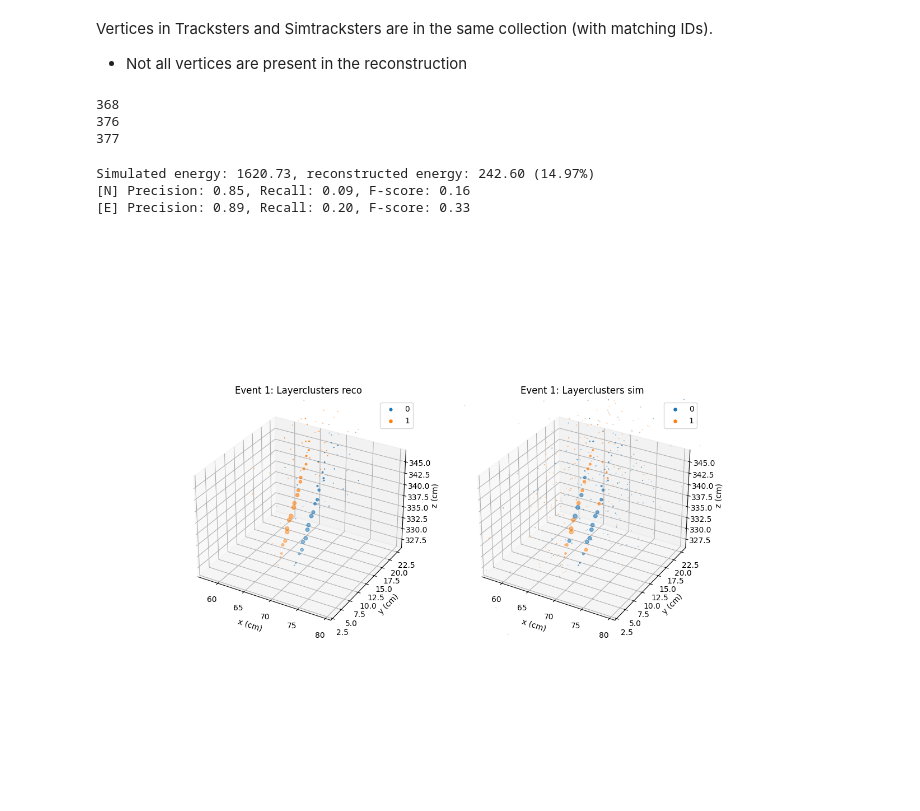
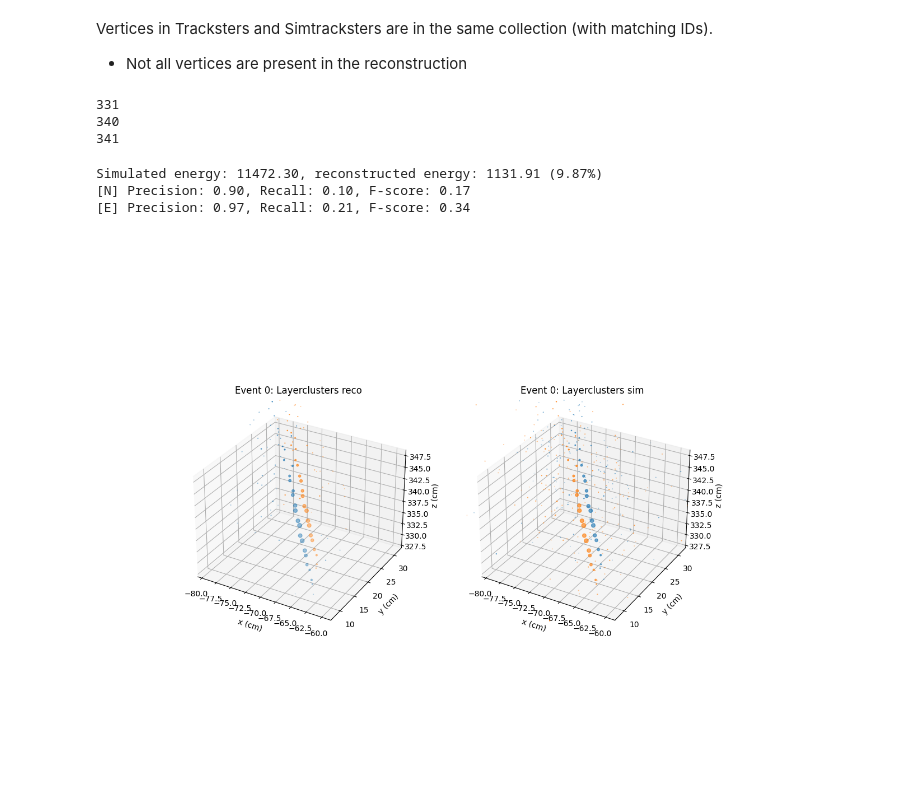
Before and after one commit to edcuba/TICLHack22_PatternReco, a Jupyter notebook: 4_evaluation.ipynb, the cells around one changed output. Saved outputs shown, nothing was run; the diff lists cells and outputs as text; code cells hidden in the pictures.

Commit message:
Include multiplicity and simplify energy computation

```diff
--- a/4_evaluation.ipynb
+++ b/4_evaluation.ipynb
@@ -66,9 +74,11 @@ import awkward as ak
 import numpy as np
 from utils.plotting_utils import plot_event
 %matplotlib widget
+# %matplotlib inline
 
-file_name = "~/data/photon/new_ntuples_13872546_165.root"
+file_name = "~/data/photon/new_ntuples_13872546_22.root"
 # file_name = "~/data/multiparticle/new_ntuples_14132277_842.root"
+# file_name = "~/data/data_fix_1.9/close_by_two_pions_15cm/new_ntuples_14955802_28.root"
 
 tracksters = uproot.open({file_name: "ticlNtuplizer/tracksters"})
 simtracksters = uproot.open({file_name: "ticlNtuplizer/simtrackstersSC"})
@@ -81,28 +91,25 @@ print(max(ak.flatten(tracksters["vertices_indexes"].array()[1])))
 print(max(ak.flatten(simtracksters["stsSC_vertices_indexes"].array()[1])))
 print(tracksters["NClusters"].array()[1])
 # %% [output]
-368
-376
-377
+331
+340
+341
 # %%
-def get_map(array):
+def get_map(array, multi):
     i2o = {}
-    for st_idx, st in enumerate(array):
-        for i in st:
-            if i in i2o:
-                i2o[i].append(st_idx)
-            else:
-                i2o[i] = [st_idx]
+    for t_idx in range(len(array)):
+        for i, m in zip(array[t_idx], multi[t_idx]):
+            if i not in i2o:
+                i2o[i] = []
+            i2o[i].append((t_idx, 1. / m))
     return i2o
 
-def get_E_map(tree, e_tree, m_tree):
-    # create map: trackster -> vertex -> energy
-    # XXX: introduce multiplicity
+def get_E_map(tree, e_tree):
+    # create map: vertex -> energy
     v2e = {}
     for t_idx in range(len(tree)):
-        v2e[t_idx] = {}
         for i, e in zip(tree[t_idx], e_tree[t_idx]):
-            v2e[t_idx][i] = e
+            v2e[i] = e
     return v2e
 # %%
 def B(i, j, mapping):
@@ -210,10 +210,10 @@ def compute_tree_energy(energy, multi):
     total = 0
     for t_idx in range(len(energy)):
         for m, e in zip(energy[t_idx], multi[t_idx]):
-            total += e * m
+            total += e / m
     return total
 # %%
-eid = 1
+eid = 0
 t_indexes = tracksters["vertices_indexes"].array()[eid]
 t_energy = tracksters["vertices_energy"].array()[eid]
 v_multi = tracksters["vertices_multiplicity"].array()[eid]
@@ -224,33 +224,33 @@ t_vertices = ak.flatten(t_indexes)
 st_vertices = ak.flatten(st_indexes)
 
 # precompute LC -> Trackster mapping
-i2rt = get_map(t_indexes)
-i2st = get_map(st_indexes)
+i2rt = get_map(t_indexes, v_multi)
+i2st = get_map(st_indexes, sv_multi)
 
-# precompute Trackster –> LC -> Energy mapping
-te_map = get_E_map(t_indexes, t_energy, v_multi)
-ste_map = get_E_map(st_indexes, st_energy, sv_multi)
+# precompute LC -> Energy mapping (same for all tracksters the LC is in)
+te_map = get_E_map(t_indexes, t_energy)
+ste_map = get_E_map(st_indexes, st_energy)
 # %%
 noise = True
 
 reco_total = compute_tree_energy(t_energy, v_multi)
 sim_total = compute_tree_energy(st_energy, sv_multi)
 print(f"Simulated energy: {sim_total:.2f}, reconstructed energy: {reco_total:.2f} ({(reco_total / sim_total) * 100:.2f}%)")
 
 # compute precision
 precision = bcubed(t_vertices, t_indexes, i2rt, i2st)
 precision_e = bcubed(t_vertices, t_indexes, i2rt, i2st, e_map=te_map)
 
 # compute recall (with noise or without)
 r_vertices = st_vertices if noise else t_vertices
 recall = bcubed(r_vertices, st_indexes, i2st, i2rt)
 recall_e = bcubed(r_vertices, st_indexes, i2st, i2rt, e_map=ste_map)
 
 print(f"[N] Precision: {precision:.2f}, Recall: {recall:.2f}, F-score: {f_score(precision, recall):.2f}")
 print(f"[E] Precision: {precision_e:.2f}, Recall: {recall_e:.2f}, F-score: {f_score(precision_e, recall_e):.2f}")
-plot_event(tracksters, simtracksters, eid, legend=True)
+plot_event(tracksters, simtracksters, eid, legend=False)
 # %% [output]
-Simulated energy: 1620.73, reconstructed energy: 242.60 (14.97%)
-[N] Precision: 0.85, Recall: 0.09, F-score: 0.16
-[E] Precision: 0.89, Recall: 0.20, F-score: 0.33
+Simulated energy: 11472.30, reconstructed energy: 1131.91 (9.87%)
+[N] Precision: 0.90, Recall: 0.10, F-score: 0.17
+[E] Precision: 0.97, Recall: 0.21, F-score: 0.34
-[figure, old version]
+[figure, new version]
```
Also changed, not shown: parts of 2 cells of this notebook.
